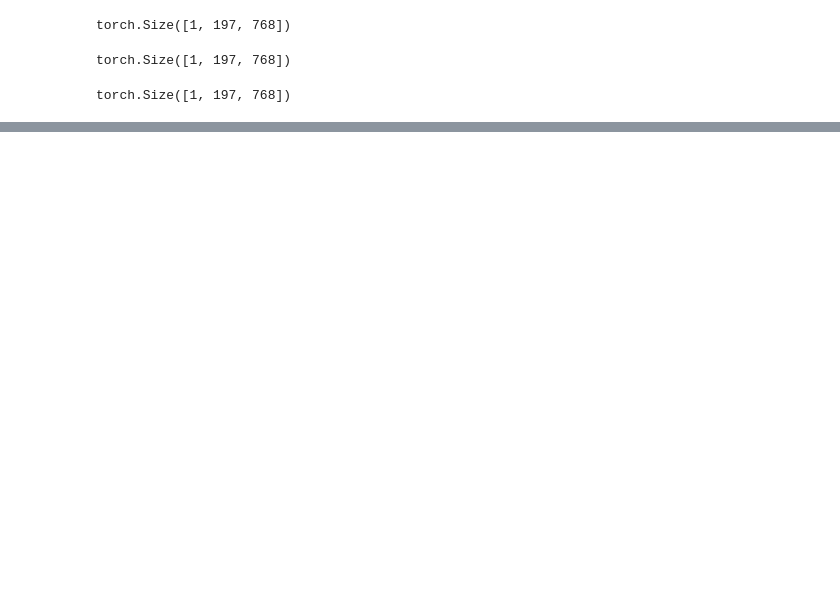
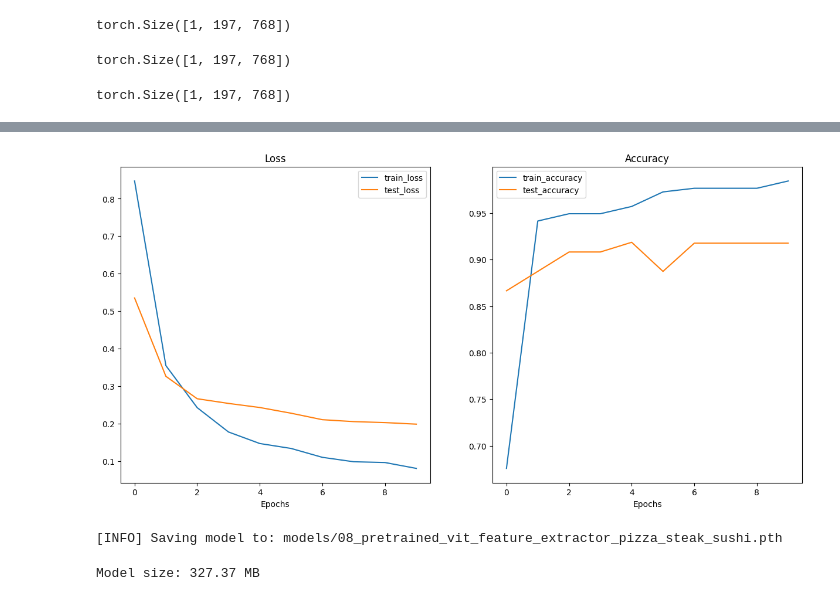
Before and after one commit to chltjs1921/2024_modeling_practice, a Jupyter notebook: 10_replicate_paper.ipynb, the cells around one changed output, grey strips where cells are left out. Cells and saved outputs as stored; diff of their text form; code cells hidden in the pictures; blank space fills up the shorter version.

```diff
--- a/10_replicate_paper.ipynb
+++ b/10_replicate_paper.ipynb
@@ -384,0 +687,4 @@ torch.Size([1, 197, 768])
+# %%
+#update classifier
+set_seeds()
+model.heads = nn.Linear(in_features=768, out_features=len(class_names)).to(device)
@@ -384,0 +712,5 @@ torch.Size([1, 197, 768])
+# %%
+#get automated transforms
+
+pretrained_transforms = pretraied_weights.transforms()
+pretrained_transforms
@@ -384,0 +725,21 @@ torch.Size([1, 197, 768])
+# %%
+train_dataloader_pretrained, test_dataloader_pretrained, class_names = data_setup.create_dataloaders(
+    train_dir=train_dir,
+    test_dir=test_dir,
+    transform=pretrained_transforms,
+    batch_size=32
+)
+# %%
+from going_modular.going_modular import engine
+
+optimizer = torch.optim.Adam(params=model.parameters(),
+                             lr=1e-3)
+loss_fn = torch.nn.CrossEntropyLoss()
+
+results = engine.train(model=model,
+                       train_dataloader=train_dataloader_pretrained,
+                       test_dataloader=test_dataloader_pretrained,
+                       optimizer=optimizer,
+                       loss_fn=loss_fn,
+                       epochs=10,
+                       device=device)
@@ -384,0 +757,21 @@ torch.Size([1, 197, 768])
+# %%
+from helper_functions import plot_loss_curves
+plot_loss_curves(results)
+# %% [output]
+[figure, added]
+# %%
+# Save the model
+from going_modular.going_modular import utils
+
+utils.save_model(model=model,
+                 target_dir="models",
+                 model_name="08_pretrained_vit_feature_extractor_pizza_steak_sushi.pth")
+# %% [output]
+[INFO] Saving model to: models/08_pretrained_vit_feature_extractor_pizza_steak_sushi.pth
+# %%
+from pathlib import Path
+
+model_size = Path("models/08_pretrained_vit_feature_extractor_pizza_steak_sushi.pth").stat().st_size/1024/1024
+print(f"Model size: {model_size:.2f} MB")
+# %% [output]
+Model size: 327.37 MB
```
Also changed, not shown: parts of 37 cells of this notebook.
